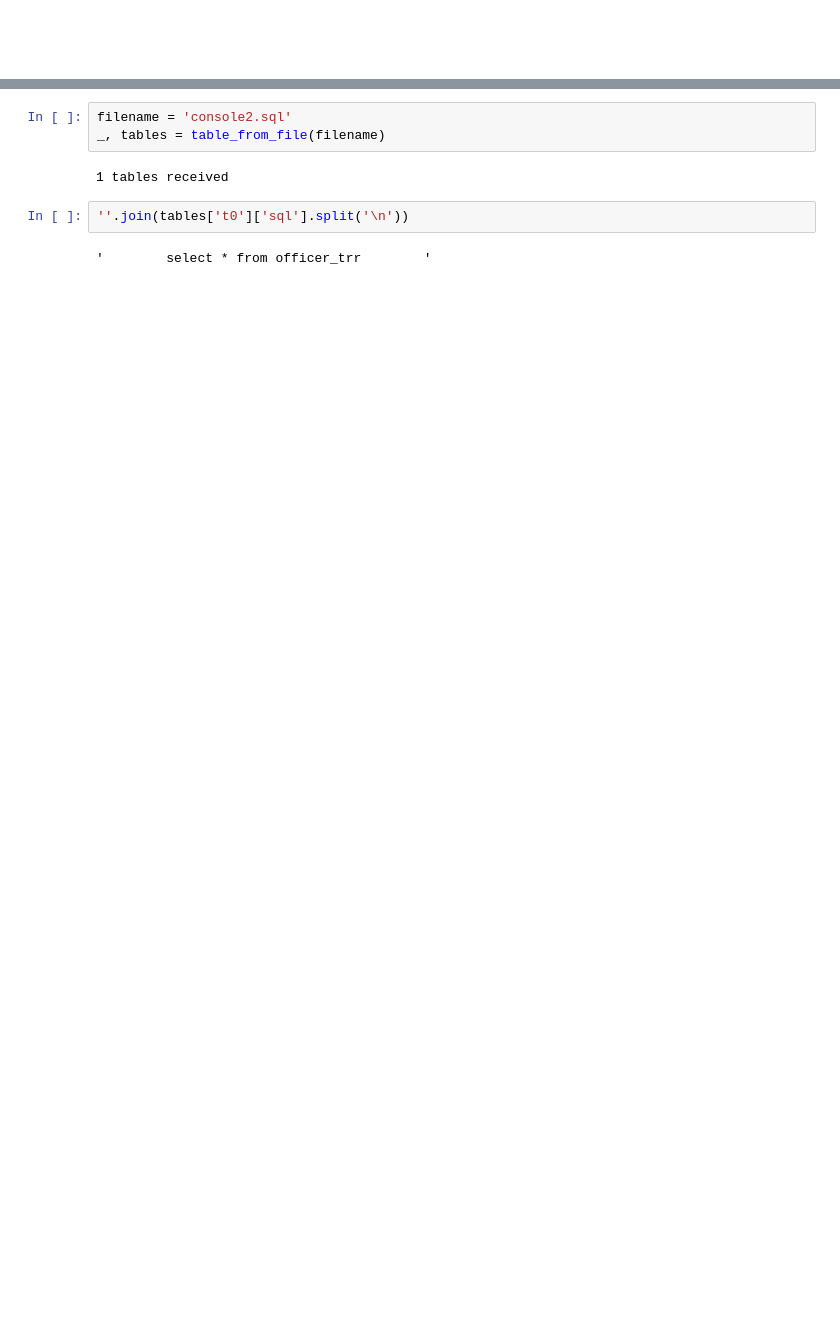
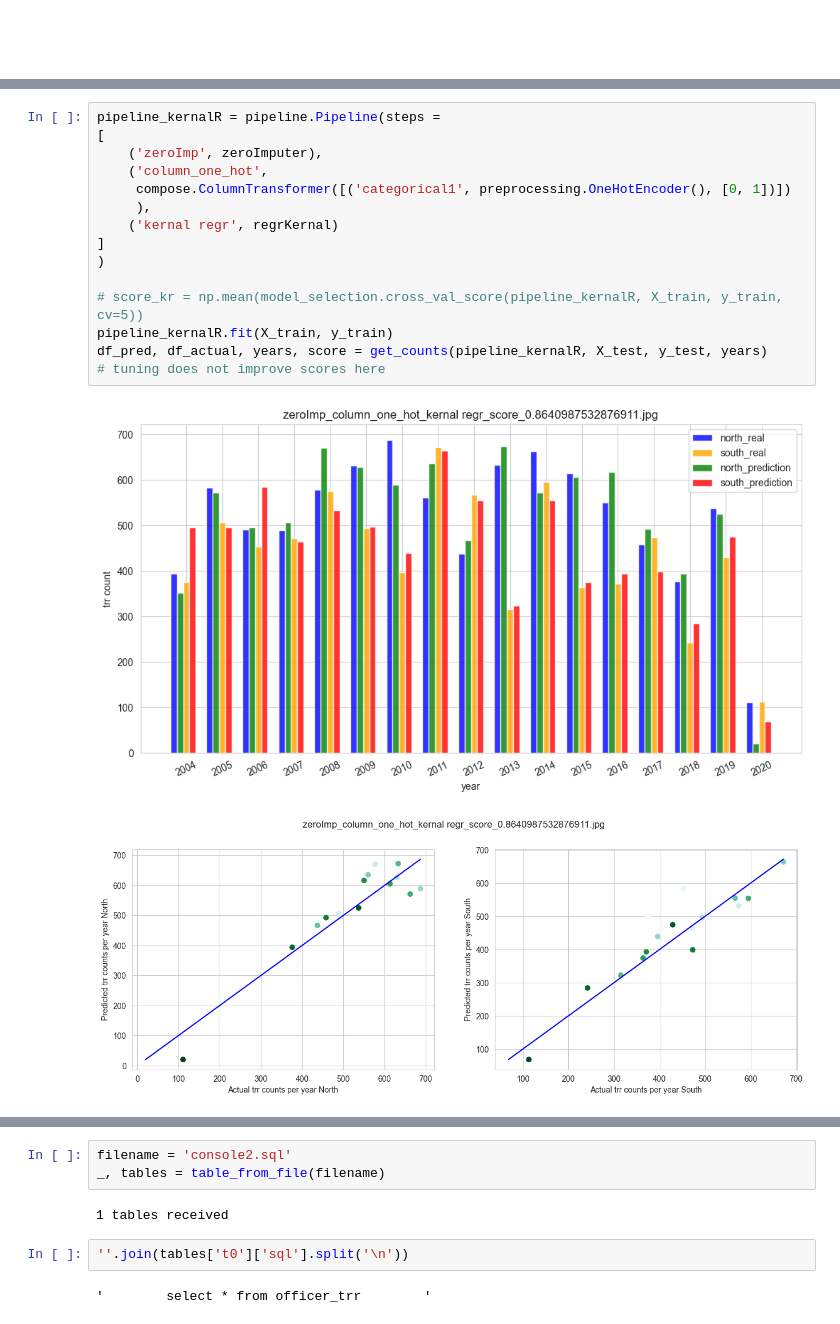
Before and after one commit to ShaliniR8/WiseKingfishers, a Jupyter notebook: cpdbML.ipynb, the cells around one changed output, grey strips where cells are left out. Saved outputs shown, nothing was run; the diff lists cells and outputs as text; blank space fills up the shorter version.

```diff
--- a/cpdbML.ipynb
+++ b/cpdbML.ipynb
@@ -480,0 +496,18 @@ How can we improve now?
+# %%
+pipeline_kernalR = pipeline.Pipeline(steps =
+[
+    ('zeroImp', zeroImputer),
+    ('column_one_hot',
+     compose.ColumnTransformer([('categorical1', preprocessing.OneHotEncoder(), [0, 1])])
+     ),
+    ('kernal regr', regrKernal)
+]
+)
+
+# score_kr = np.mean(model_selection.cross_val_score(pipeline_kernalR, X_train, y_train, cv=5))
+pipeline_kernalR.fit(X_train, y_train)
+df_pred, df_actual, years, score = get_counts(pipeline_kernalR, X_test, y_test, years)
+# tuning does not improve scores here
+# %% [output]
+[figure, added]
+[figure, added]
```
Also changed, not shown: parts of 57 cells of this notebook, 27 other files.
